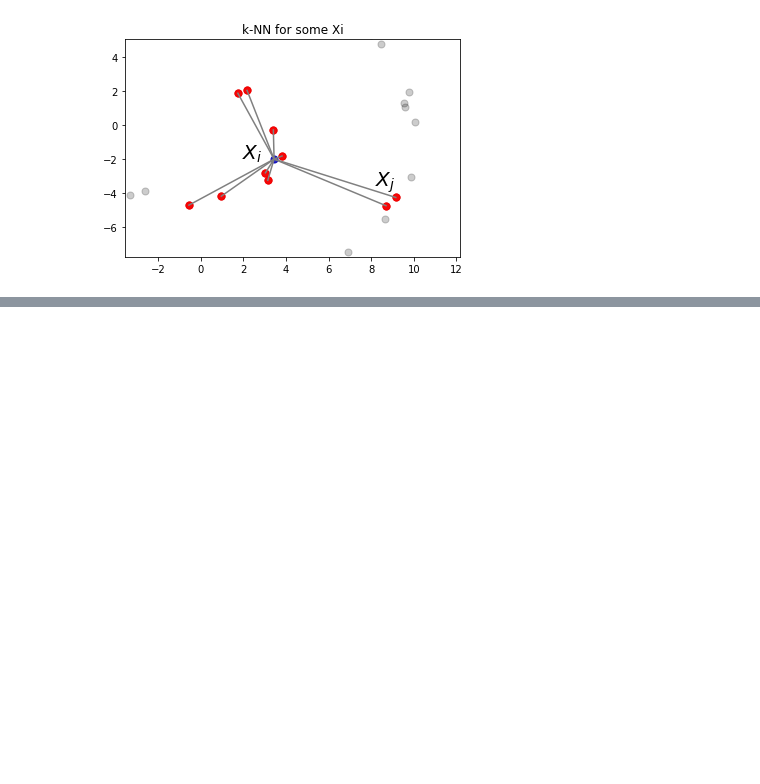
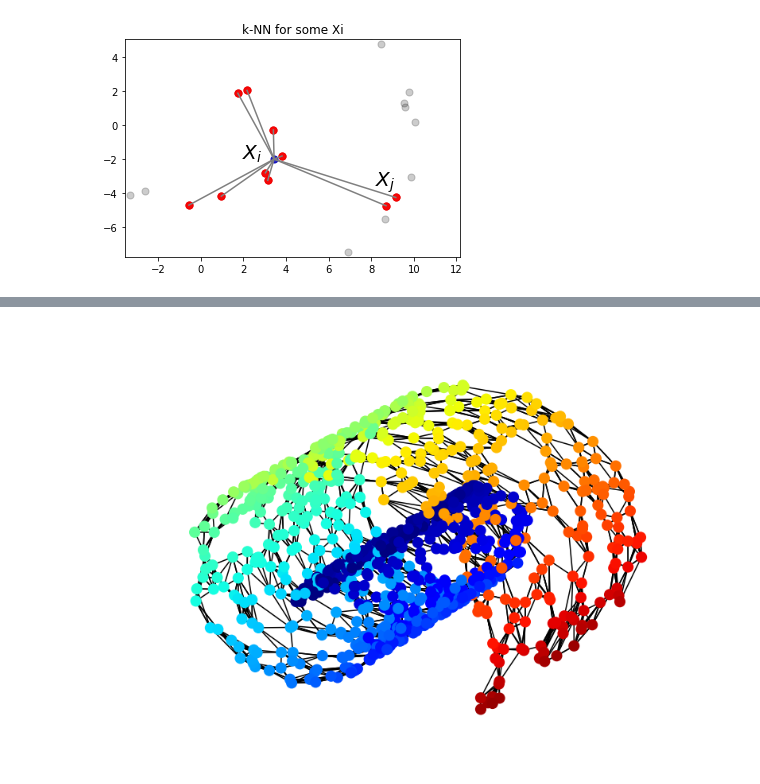
Before and after one commit to GAnagno/Dimensionality-Reduction, a Jupyter notebook: Isomap.ipynb, the cells around one changed output, grey strips where cells are left out. Cells and saved outputs as stored; diff of their text form; code cells hidden in the pictures; blank space fills up the shorter version.

```diff
--- a/Isomap.ipynb
+++ b/Isomap.ipynb
@@ -97,0 +124,28 @@ plt.ylim(np.min(xi_nn[:,1]-3),np.max(xi_nn[:,1])+3);
+# %%
+# format X as (n_samples, n_features)
+X = np.transpose(X)
+
+fig = plt.figure(figsize=(14,10))
+ax = fig.add_subplot(111, projection="3d")
+
+# plot original swiss roll
+ax.scatter(X[:,0], X[:,1], X[:,2], c=plt.cm.jet((X[:,0]**2+X[:,2]**2)/100), s=200, lw=0, alpha=1);
+
+# loop through each data point and plot lines connecting nearest neighbors
+k = 6 # number of nearest neighbors
+knn = nearest_neighbors(X, k)
+for i in range(len(X)):
+    neighbors = knn[i]
+    for j in range(len(neighbors)):
+        ax.plot(X[[i, neighbors.astype('int')[j]], 0],
+                X[[i, neighbors.astype('int')[j]], 1],
+                X[[i, neighbors.astype('int')[j]], 2], color='black');
+
+# configure axis settings
+ax.axis("off")
+ax.set_xlim(np.min(X[:,0]),np.max(X[:,0]))
+ax.set_ylim(np.min(X[:,1]),np.max(X[:,1]))
+ax.set_zlim(np.min(X[:,2]),np.max(X[:,2]))
+plt.show();
+# %% [output]
+[figure, added]
```
Also changed, not shown: parts of 19 cells of this notebook.
